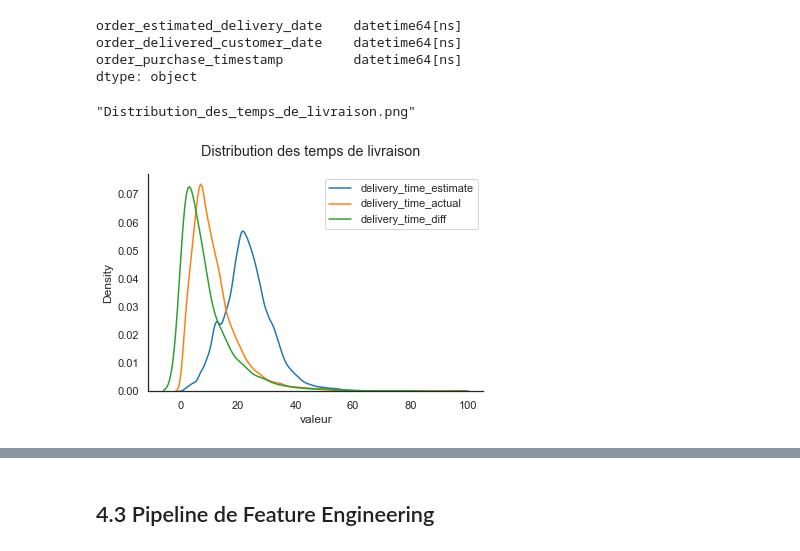
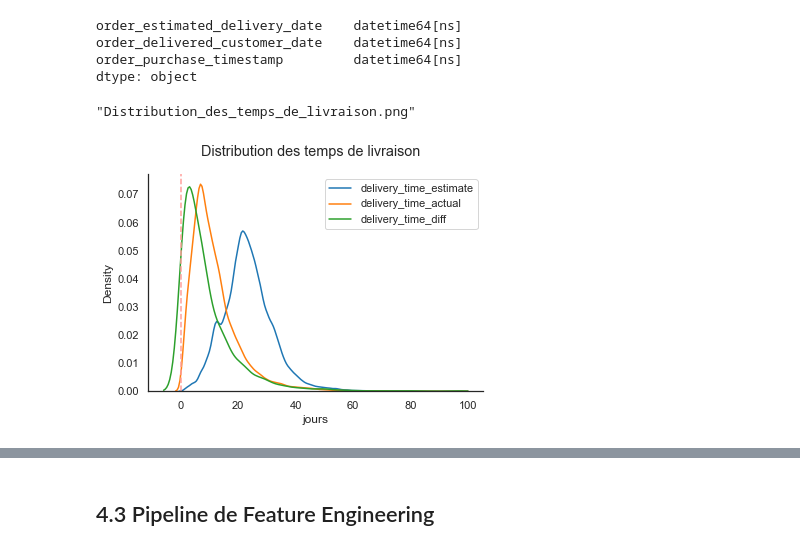
Before and after one commit to mrcreasey/oc-ds-p5-unsupervised-clustering, a Jupyter notebook: P5_01_analyse.ipynb, the cells around one changed output, grey strips where cells are left out. Saved outputs shown, nothing was run; the diff lists cells and outputs as text; code cells hidden in the pictures.

```diff
--- a/P5_01_analyse.ipynb
+++ b/P5_01_analyse.ipynb
@@ -2017,23 +2090,24 @@ commande_items['delivery_time_estimate'] = (commande_items['order_estimated_deli
                                             - commande_items['order_purchase_timestamp']).dt.days
 commande_items['delivery_time_actual'] = (commande_items['order_delivered_customer_date']
                                           - commande_items['order_purchase_timestamp']).dt.days
-commande_items['delivery_time_diff'] = commande_items['delivery_time_actual'] - \
-    commande_items['delivery_time_estimate']
+commande_items['delivery_time_diff'] = (commande_items['delivery_time_actual'] -
+                                        commande_items['delivery_time_estimate'])
 # %%
 clip_range = (-100, 100)
 
 _, ax = plt.subplots()
 i = 0
 for col in ['delivery_time_estimate', 'delivery_time_actual', 'delivery_time_diff']:
     data = remove_zeros(commande_items[col])
     sns.kdeplot(data, ax=ax, color=colors[i], clip=clip_range, label=col)
     i = i+1
 
 plt.legend()
 sns.despine()
-plt.xlabel("valeur")
+plt.xlabel("jours")
+plt.axvline(0, c='r', linestyle='--')
 plt.suptitle(f'Distribution des temps de livraison')
 to_png()
 # %% [output]
 "Distribution_des_temps_de_livraison.png"
-[figure, old version]
+[figure, new version]
```
Also changed, not shown: parts of 28 cells of this notebook, 1 other file.
